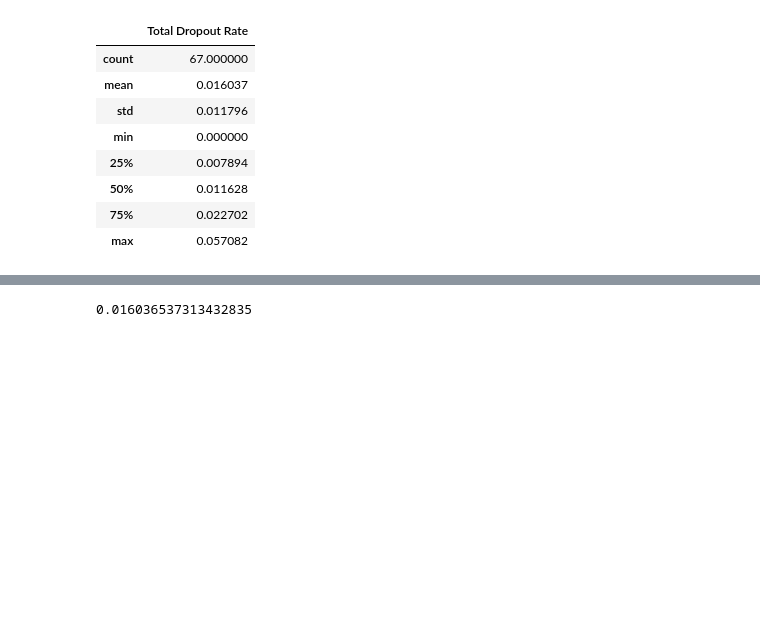
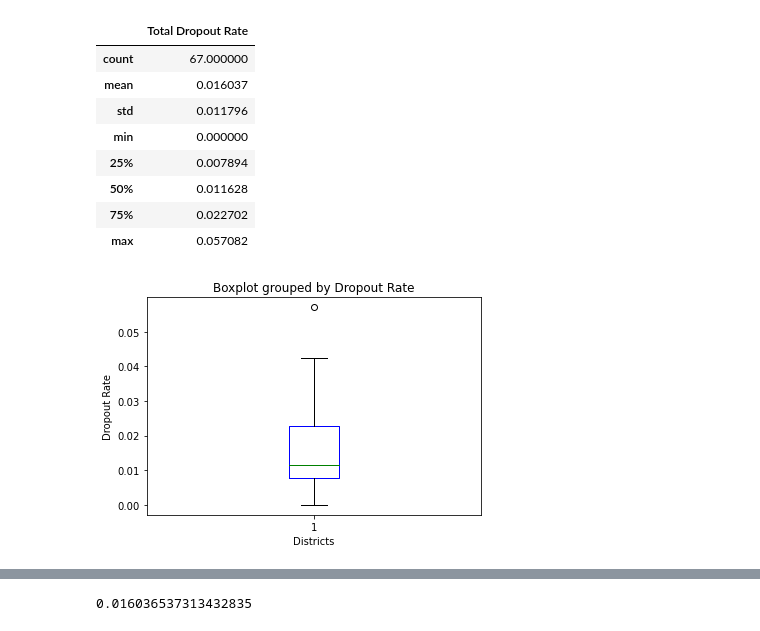
Before and after one commit to jjwilliams11/project1, a Jupyter notebook: Education_Dropout/FL_Education_Dropout_imports.ipynb, the cells around one changed output, grey strips where cells are left out. Cells and saved outputs as stored; diff of their text form; code cells hidden in the pictures; blank space fills up the shorter version.

```diff
--- a/Education_Dropout/FL_Education_Dropout_imports.ipynb
+++ b/Education_Dropout/FL_Education_Dropout_imports.ipynb
@@ -404,3 +402,25 @@ florida_dropout_rate.describe()
 | 50% | 0.011628 |
 | 75% | 0.022702 |
 | max | 0.057082 |
+# %%
+# Calculate the IQR and quantitatively determine if there are any potential outliers.
+
+quartiles = florida_dropout_rate["Total Dropout Rate"].quantile([.25,.5,.75])
+lowerq = quartiles[0.25]
+upperq = quartiles[0.75]
+iqr = upperq-lowerq
+lower_bound = lowerq - (1.5*iqr)
+upper_bound = upperq + (1.5*iqr)
+
+# Generate a box plot of the final tumor volume of each mouse across four regimens of interest with Matplotlib
+plt.boxplot(florida_dropout_rate["Total Dropout Rate"], patch_artist=False,
+                medianprops=dict(color="g"),boxprops=dict(color="b"))
+plt.title("Boxplot grouped by Dropout Rate")
+plt.ylabel('Dropout Rate')
+plt.xlabel('Districts')
+plt.show()
+
+outliers = florida_dropout_rate.loc[(florida_dropout_rate["Total Dropout Rate"] < lower_bound) |
+                                      (florida_dropout_rate["Total Dropout Rate"] > upper_bound)]
+# %% [output]
+[figure, added]
```
Also changed, not shown: parts of 10 cells of this notebook, 1 other file.
